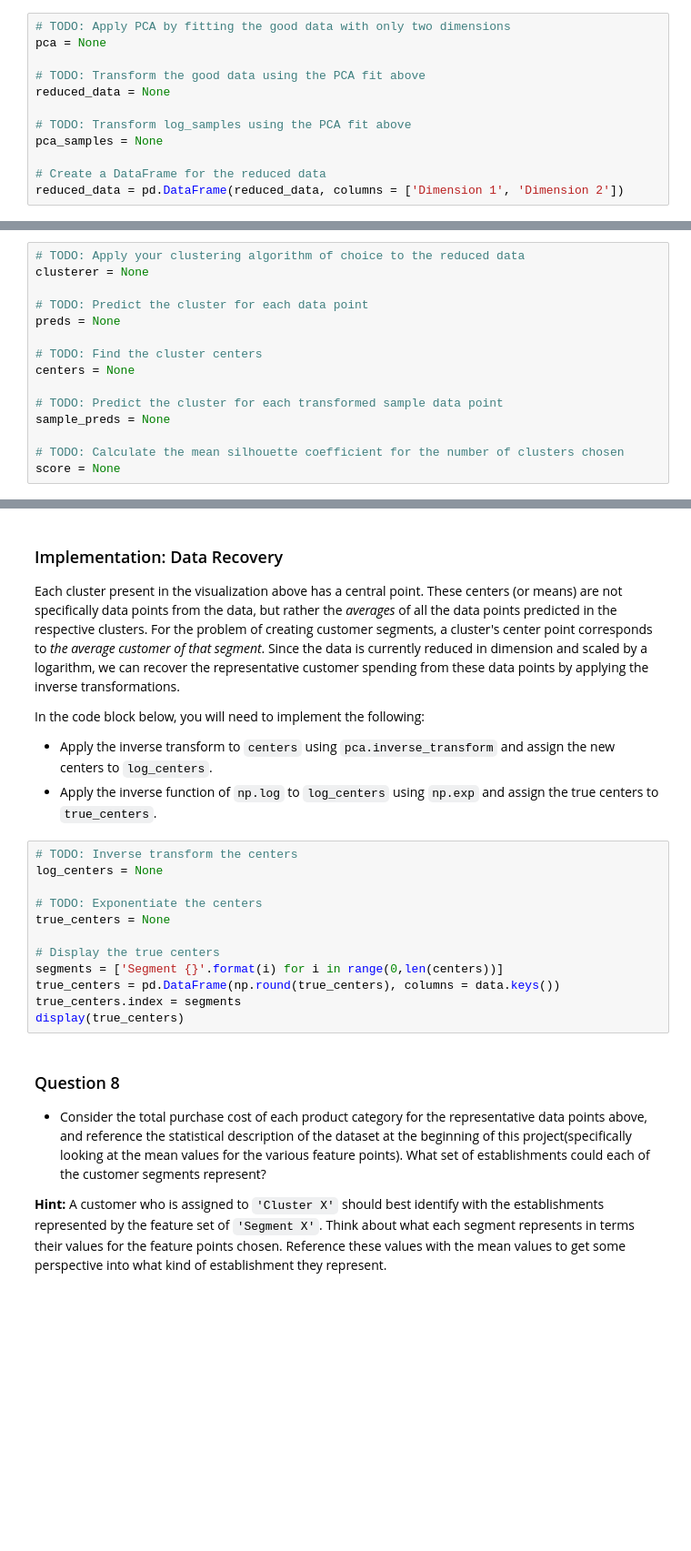
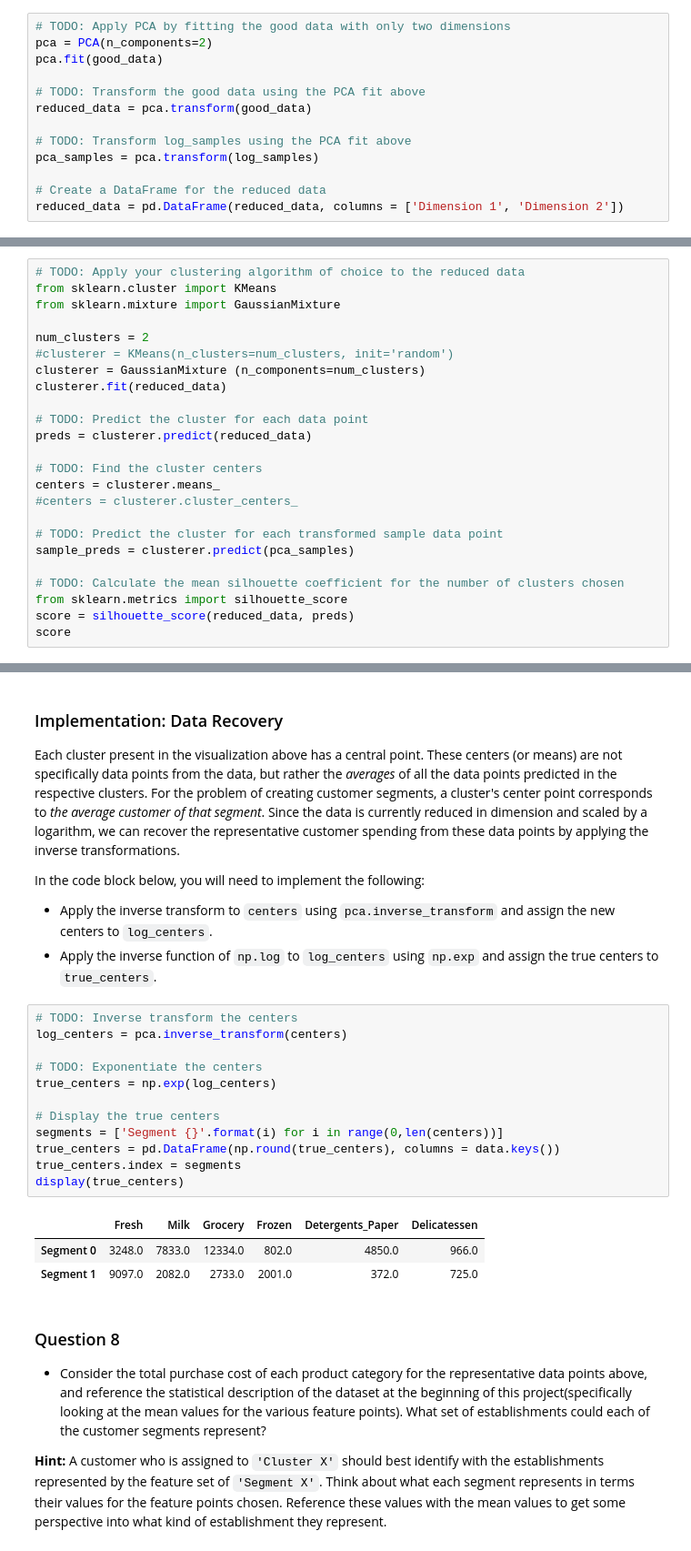
Before and after one commit to bodias/machine-learning, a Jupyter notebook: projects/customer_segments/customer_segments.ipynb, the cells around one changed output, grey strips where cells are left out. Shown at 91% size. Saved outputs shown, nothing was run; the diff lists cells and outputs as text; blank space fills up the shorter version.

```diff
--- a/projects/customer_segments/customer_segments.ipynb
+++ b/projects/customer_segments/customer_segments.ipynb
@@ -389,13 +403,14 @@ In the code block below, you will need to implement the following:
  - Apply a PCA transformation of `log_samples` using `pca.transform`, and assign the results to `pca_samples`.
 # %%
 # TODO: Apply PCA by fitting the good data with only two dimensions
-pca = None
+pca = PCA(n_components=2)
+pca.fit(good_data)
 
 # TODO: Transform the good data using the PCA fit above
-reduced_data = None
+reduced_data = pca.transform(good_data)
 
 # TODO: Transform log_samples using the PCA fit above
-pca_samples = None
+pca_samples = pca.transform(log_samples)
 
 # Create a DataFrame for the reduced data
 reduced_data = pd.DataFrame(reduced_data, columns = ['Dimension 1', 'Dimension 2'])
@@ -448,16 +473,25 @@ In the code block below, you will need to implement the following:
    - Assign the silhouette score to `score` and print the result.
 # %%
 # TODO: Apply your clustering algorithm of choice to the reduced data
-clusterer = None
+from sklearn.cluster import KMeans
+from sklearn.mixture import GaussianMixture
+
+num_clusters = 2
+#clusterer = KMeans(n_clusters=num_clusters, init='random')
+clusterer = GaussianMixture (n_components=num_clusters)
+clusterer.fit(reduced_data)
 
 # TODO: Predict the cluster for each data point
-preds = None
+preds = clusterer.predict(reduced_data)
 
 # TODO: Find the cluster centers
-centers = None
+centers = clusterer.means_
+#centers = clusterer.cluster_centers_
 
 # TODO: Predict the cluster for each transformed sample data point
-sample_preds = None
+sample_preds = clusterer.predict(pca_samples)
 
 # TODO: Calculate the mean silhouette coefficient for the number of clusters chosen
-score = None
+from sklearn.metrics import silhouette_score
+score = silhouette_score(reduced_data, preds)
+score
@@ -483,16 +531,20 @@ In the code block below, you will need to implement the following:
  - Apply the inverse function of `np.log` to `log_centers` using `np.exp` and assign the true centers to `true_centers`.
 # %%
 # TODO: Inverse transform the centers
-log_centers = None
+log_centers = pca.inverse_transform(centers)
 
 # TODO: Exponentiate the centers
-true_centers = None
+true_centers = np.exp(log_centers)
 
 # Display the true centers
 segments = ['Segment {}'.format(i) for i in range(0,len(centers))]
 true_centers = pd.DataFrame(np.round(true_centers), columns = data.keys())
 true_centers.index = segments
 display(true_centers)
+# %% [output]
+|  | Fresh | Milk | Grocery | Frozen | Detergents_Paper | Delicatessen |
+| Segment 0 | 3248.0 | 7833.0 | 12334.0 | 802.0 | 4850.0 | 966.0 |
+| Segment 1 | 9097.0 | 2082.0 | 2733.0 | 2001.0 | 372.0 | 725.0 |
 # %% [markdown]
 ### Question 8
 
```
Also changed, not shown: parts of 27 cells of this notebook, 1 other file.
